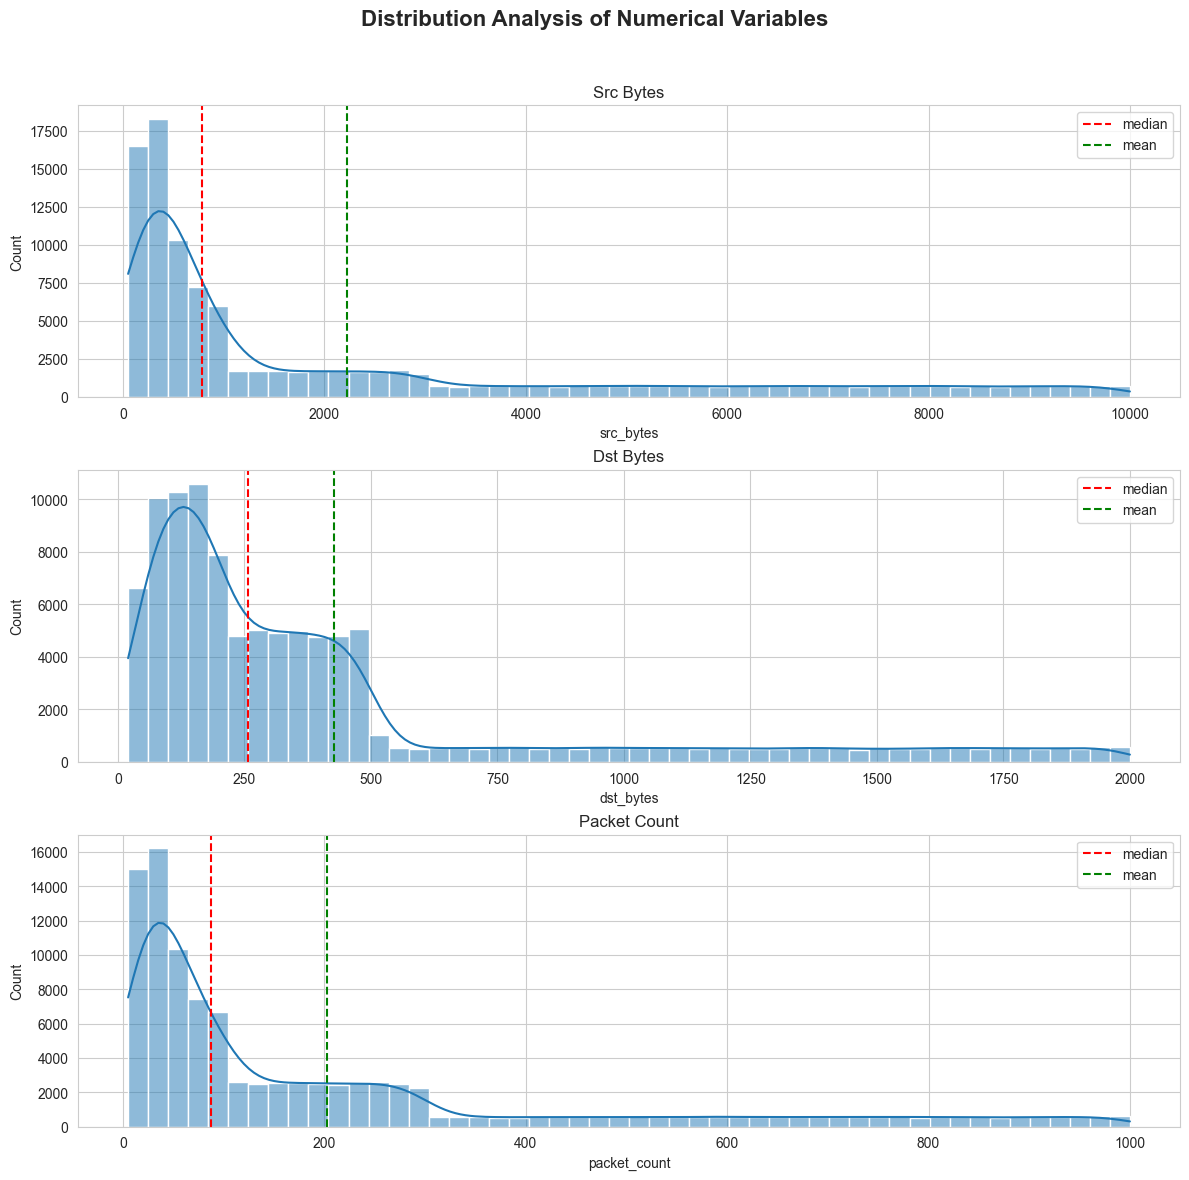
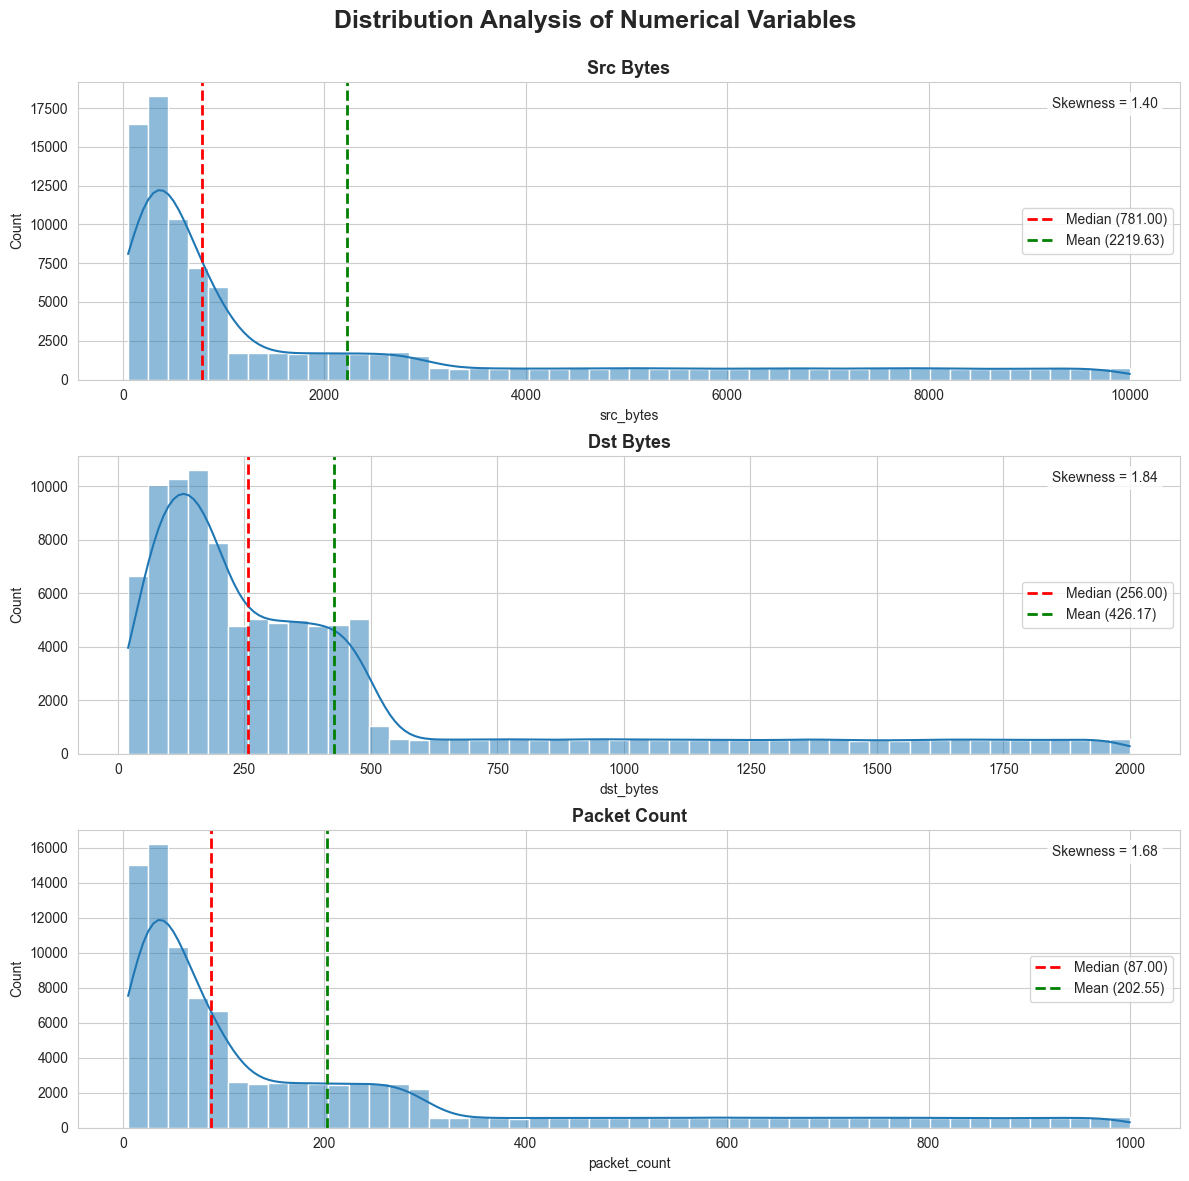
Unified diff of the notebook cell whose output changed from the first chart to the second:
--- before
+++ after
@@ -1,2 +1,5 @@
+from scipy.stats import skew
+import os
+
 target_columns = [
     'src_bytes',
@@ -5,12 +8,22 @@
 ]
 
-fig, axes = plt.subplots(3,1, figsize = (12,12))
+fig, axes = plt.subplots(
+    nrows=3,
+    ncols=1,
+    figsize=(12, 12)
+)
+
 axes = axes.flatten()
 
-for ax, col in zip(axes, target_columns) :
+for ax, col in zip(axes, target_columns):
+
+    mean_val = df[col].mean()
+    median_val = df[col].median()
+    skew_val = skew(df[col])
 
     sns.histplot(
-        df[col], 
-        bins = 50,
+        data=df,
+        x=col,
+        bins=50,
         kde=True,
         ax=ax
@@ -18,32 +31,68 @@
 
     ax.axvline(
-        df[col].median(),
-        color = 'red',
+        median_val,
+        color='red',
         linestyle='--',
-        label='median'
+        linewidth=2,
+        label=f'Median ({median_val:.2f})'
     )
 
     ax.axvline(
-        df[col].mean(),
-        color = 'green',
+        mean_val,
+        color='green',
         linestyle='--',
-        label='mean'
+        linewidth=2,
+        label=f'Mean ({mean_val:.2f})'
     )
 
-    ax.set_title(col.replace('_', ' ').title())
+    ax.set_title(
+        f'{col.replace("_", " ").title()}',
+        fontsize=13,
+        fontweight='bold'
+    )
+
+    ax.set_xlabel(col)
+    ax.set_ylabel('Count')
+
+    ax.text(
+        0.98,
+        0.95,
+        f'Skewness = {skew_val:.2f}',
+        transform=ax.transAxes,
+        ha='right',
+        va='top',
+        fontsize=10,
+        bbox=dict(
+            boxstyle='round',
+            facecolor='white',
+            alpha=0.8
+        )
+    )
+
     ax.legend()
 
 plt.tight_layout()
-plt.suptitle(
+
+fig.suptitle(
     'Distribution Analysis of Numerical Variables',
-    fontsize=16,
-    weight='bold'
+    fontsize=18,
+    fontweight='bold'
 )
 
-fig.subplots_adjust(top=0.90)
+fig.subplots_adjust(top=0.92)
 
 os.makedirs('img', exist_ok=True)
-filepath = os.path.join('img', 'Distribution Analysis of Numerical Variables.png')
-plt.savefig(filepath, dpi=300, bbox_inches='tight', facecolor='white')
+
+filepath = os.path.join(
+    'img',
+    'Distribution Analysis of Numerical Variables.png'
+)
+
+plt.savefig(
+    filepath,
+    dpi=300,
+    bbox_inches='tight',
+    facecolor='white'
+)
 
 plt.show()

Commit: Revised distribution analysis